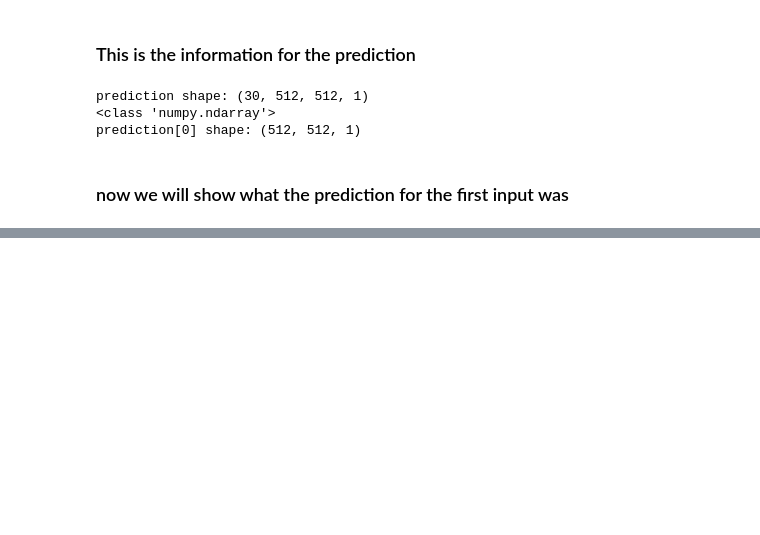
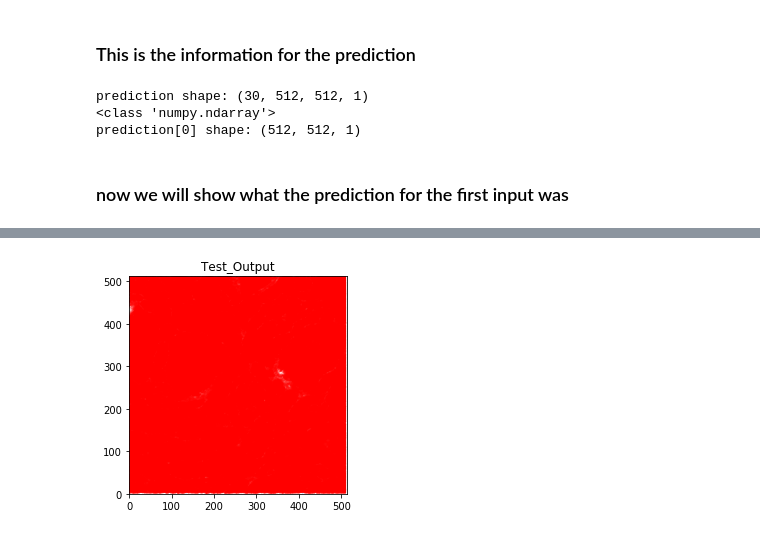
Before and after one commit to Kamalduni/Unet, a Jupyter notebook: U-net Cell segment.ipynb, the cells around one changed output, grey strips where cells are left out. Cells and saved outputs as stored; diff of their text form; code cells hidden in the pictures; blank space fills up the shorter version.

```diff
--- a/U-net Cell segment.ipynb
+++ b/U-net Cell segment.ipynb
@@ -199,5 +199,5 @@ unet.load_weights('Unet.h5')
 # %%
-#for i in range(1):
- #   unet.fit(train_images, train_label, validation_data=
-  #    (train_images, train_label), epochs=1, batch_size=3)
-   # unet.save('Unet.h5')
+for i in range(1):
+    unet.fit(train_images, train_label, validation_data=
+      (train_images, train_label), epochs=1, batch_size=10)
+    unet.save('Unet.h5')
@@ -248,0 +290,7 @@ plt.show()
+# %%
+plt.imshow(Test_Output, cmap='bwr',interpolation='bilinear',
+                 extent=extent)
+plt.title("Test_Output")
+plt.show()
+# %% [output]
+[figure, added]
```
Also changed, not shown: parts of 12 cells of this notebook.
